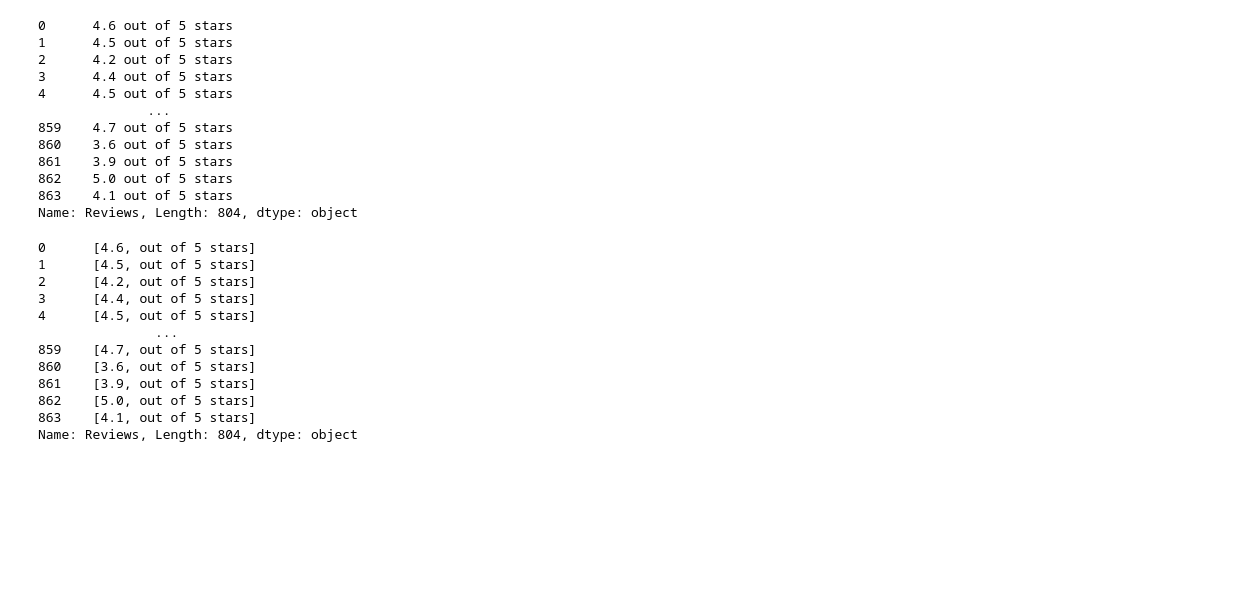
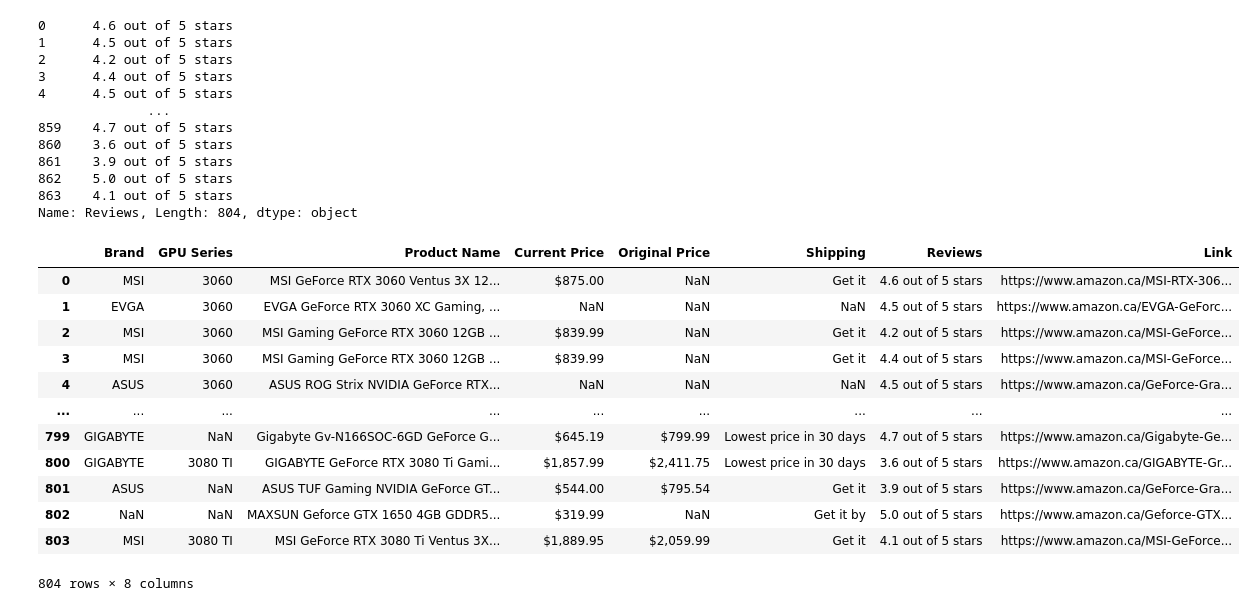
Before and after one commit to imcarlosvictor/gpu-scraper-amazon, a Jupyter notebook: src/test.ipynb, the cells around one changed output. Cells and saved outputs as stored; diff of their text form; code cells hidden in the pictures; blank space fills up the shorter version.

```diff
--- a/src/test.ipynb
+++ b/src/test.ipynb
@@ -251,21 +251,24 @@ data['Reviews']
 863    4.1 out of 5 stars
 Name: Reviews, Length: 804, dtype: object
 # %%
+data = data.reset_index(drop=True)
 words = data['Reviews'].str.split(' ',1)
 words
+data
 # %% [output]
+|  | Brand | GPU Series | Product Name | Current Price | Original Price | Shipping | Reviews | Link |
+| 0 | MSI | 3060 | MSI GeForce RTX 3060 Ventus 3X 12... | $875.00 | NaN | Get it | 4.6 out of 5 stars | https://www.amazon.ca/MSI-RTX-306... |
+| 1 | EVGA | 3060 | EVGA GeForce RTX 3060 XC Gaming, ... | NaN | NaN | NaN | 4.5 out of 5 stars | https://www.amazon.ca/EVGA-GeForc... |
+| 2 | MSI | 3060 | MSI Gaming GeForce RTX 3060 12GB ... | $839.99 | NaN | Get it | 4.2 out of 5 stars | https://www.amazon.ca/MSI-GeForce... |
+| 3 | MSI | 3060 | MSI Gaming GeForce RTX 3060 12GB ... | $839.99 | NaN | Get it | 4.4 out of 5 stars | https://www.amazon.ca/MSI-GeForce... |
+| 4 | ASUS | 3060 | ASUS ROG Strix NVIDIA GeForce RTX... | NaN | NaN | NaN | 4.5 out of 5 stars | https://www.amazon.ca/GeForce-Gra... |
+| ... | ... | ... | ... | ... | ... | ... | ... | ... |
+| 799 | GIGABYTE | NaN | Gigabyte Gv-N166SOC-6GD GeForce G... | $645.19 | $799.99 | Lowest price in 30 days | 4.7 out of 5 stars | https://www.amazon.ca/Gigabyte-Ge... |
+| 800 | GIGABYTE | 3080 TI | GIGABYTE GeForce RTX 3080 Ti Gami... | $1,857.99 | $2,411.75 | Lowest price in 30 days | 3.6 out of 5 stars | https://www.amazon.ca/GIGABYTE-Gr... |
+| 801 | ASUS | NaN | ASUS TUF Gaming NVIDIA GeForce GT... | $544.00 | $795.54 | Get it | 3.9 out of 5 stars | https://www.amazon.ca/GeForce-Gra... |
+| 802 | NaN | NaN | MAXSUN Geforce GTX 1650 4GB GDDR5... | $319.99 | NaN | Get it by | 5.0 out of 5 stars | https://www.amazon.ca/Geforce-GTX... |
+| 803 | MSI | 3080 TI | MSI GeForce RTX 3080 Ti Ventus 3X... | $1,889.95 | $2,059.99 | Get it | 4.1 out of 5 stars | https://www.amazon.ca/MSI-GeForce... |
-0      [4.6, out of 5 stars]
-1      [4.5, out of 5 stars]
-2      [4.2, out of 5 stars]
-3      [4.4, out of 5 stars]
-4      [4.5, out of 5 stars]
-               ...
-859    [4.7, out of 5 stars]
-860    [3.6, out of 5 stars]
-861    [3.9, out of 5 stars]
-862    [5.0, out of 5 stars]
-863    [4.1, out of 5 stars]
-Name: Reviews, Length: 804, dtype: object
+804 rows × 8 columns
 # %%
 # ratings = [words[i] for i in range(len(words))]
 # ratings
```
Also changed, not shown: parts of 1 cell of this notebook, 2 other files.
